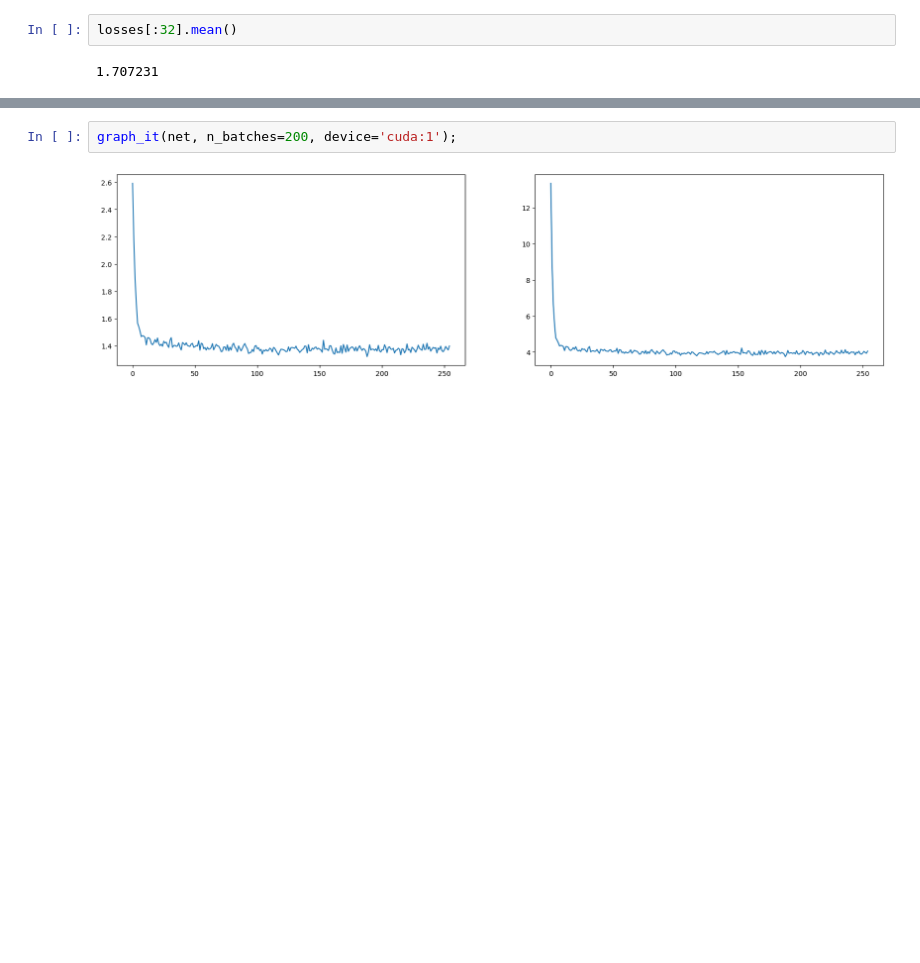
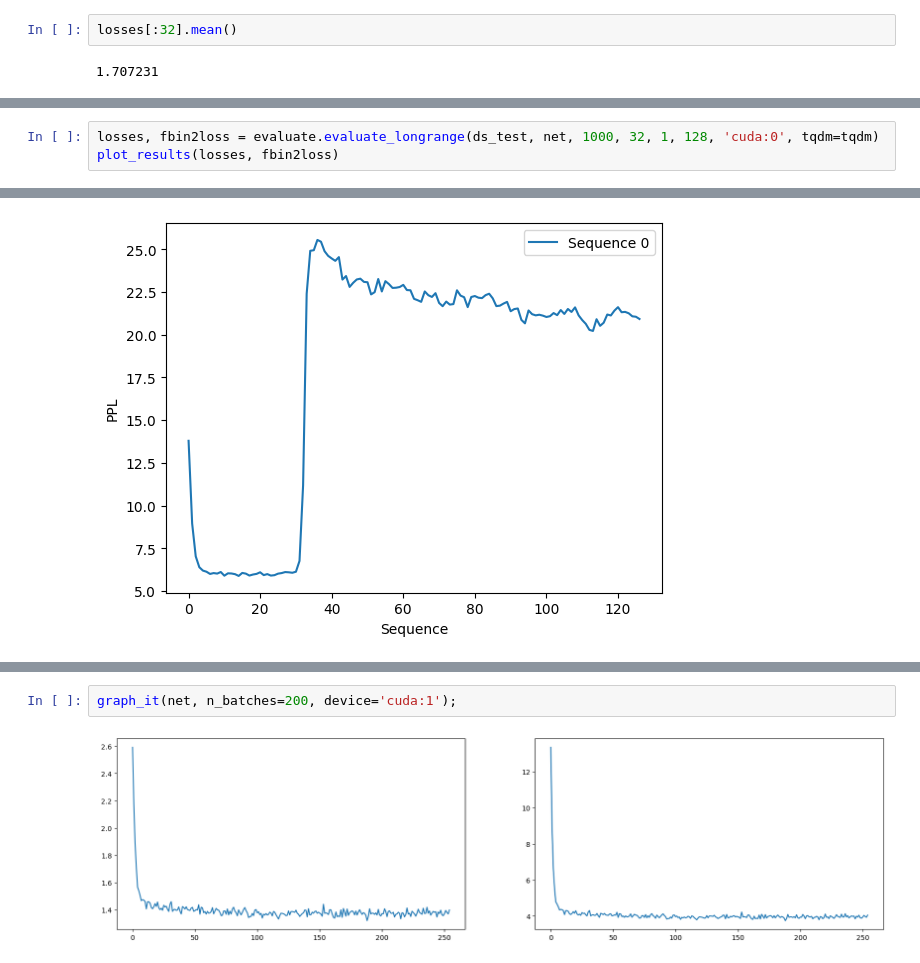
Before and after one commit to akarshkumar0101/transformer-memory, a Jupyter notebook: skip/debug.ipynb, the cells around one changed output, grey strips where cells are left out. Saved outputs shown, nothing was run; the diff lists cells and outputs as text; blank space fills up the shorter version.

```diff
--- a/skip/debug.ipynb
+++ b/skip/debug.ipynb
@@ -89,0 +201,4 @@ losses[:32].mean()
+# %%
+losses, fbin2loss = evaluate.evaluate_longrange(ds_test, net, 1000, 32, 1, 128, 'cuda:0', tqdm=tqdm)
+plot_results(losses, fbin2loss)
+# %% [output]
@@ -89,0 +209 @@ losses[:32].mean()
+[figure, added]
```
Also changed, not shown: parts of 29 cells of this notebook, 9 other files.
